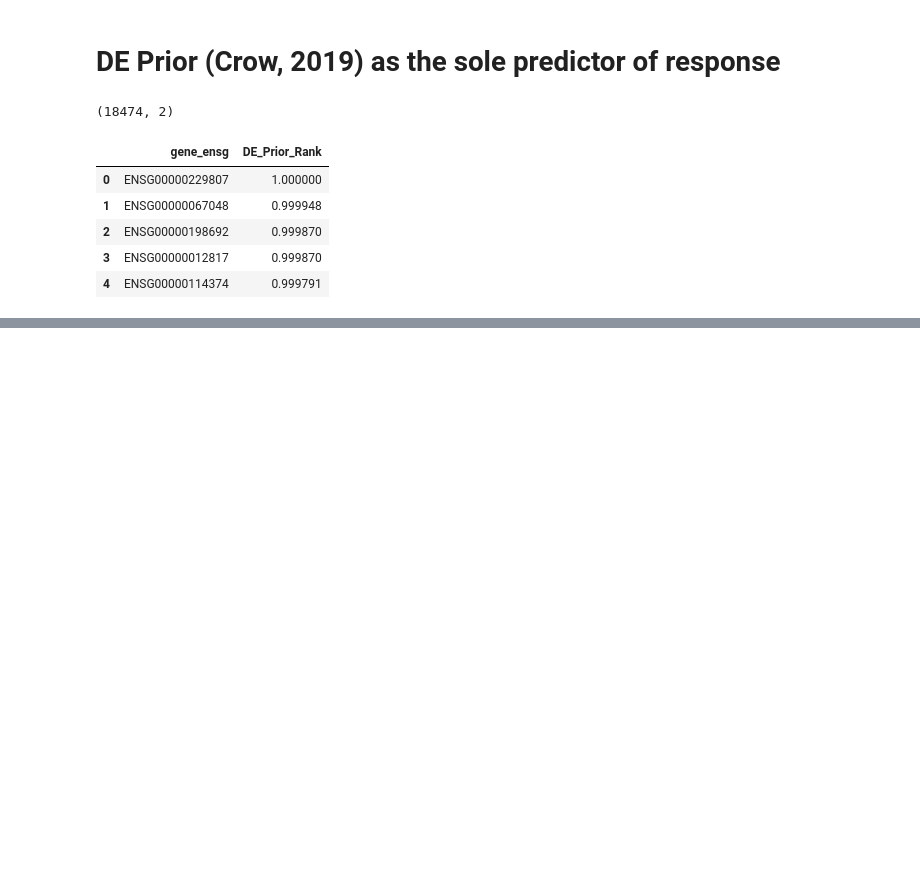
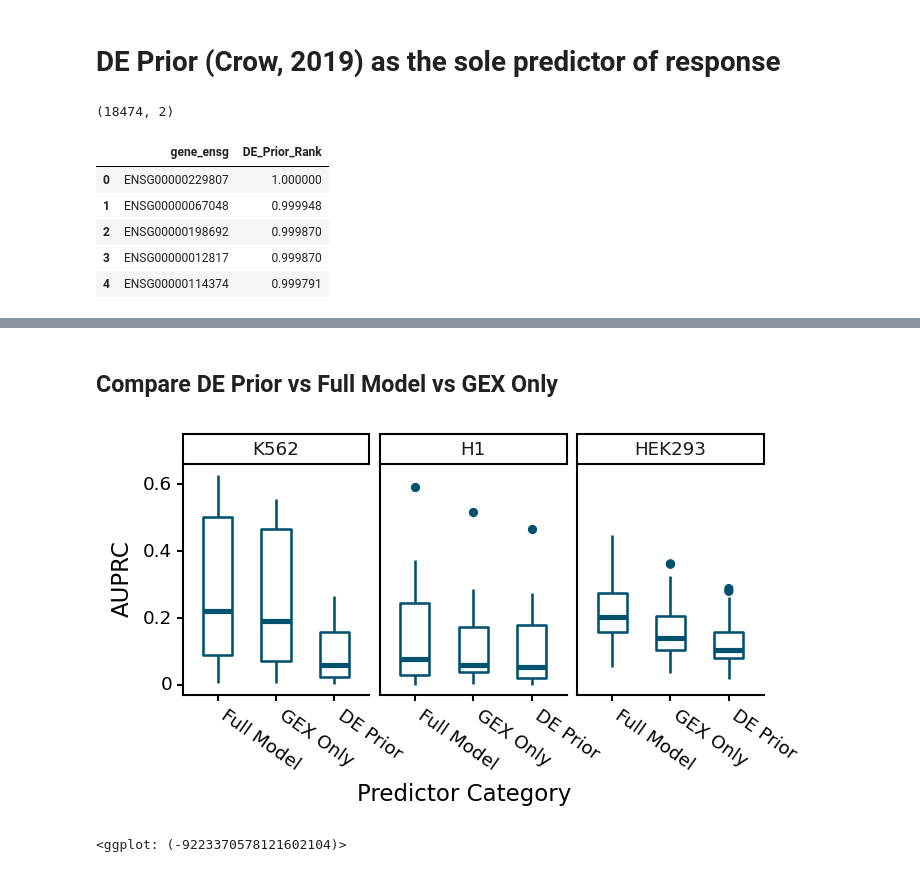
Before and after one commit to BrentLab/TFPertRespExplainer, a Jupyter notebook: WORKING_NOTEBOOKS/g3_revision.ipynb, the cells around one changed output, grey strips where cells are left out. Cells and saved outputs as stored; diff of their text form; code cells hidden in the pictures; blank space fills up the shorter version.

```diff
--- a/WORKING_NOTEBOOKS/g3_revision.ipynb
+++ b/WORKING_NOTEBOOKS/g3_revision.ipynb
@@ -379,0 +441,2 @@ display(ax)
+# %% [markdown]
+## Compare DE Prior vs Full Model vs GEX Only
@@ -379,0 +487,47 @@ display(ax)
+# %%
+organism = 'human_hek293'
+output_dir_prefix = '../OUTPUT/human_hek293/'
+
+pred_df = pd.read_csv(output_dir_prefix + '/all_feats/preds.csv.gz')
+rr_df = pred_df.groupby('tf')['label'].agg(resp_ratio).reset_index()
+
+for model_type in model_type_dict.keys():
+    output_dir = '{}/{}/'.format(output_dir_prefix, model_type)
+    stats_df = pd.read_csv(output_dir + 'stats.csv.gz')
+    stats_df = stats_df.dropna()
+    stats_df['model_type'] = model_type_dict[model_type]
+    stats_df['organism'] = organism.split('_')[1].upper()
+
+    comb_stats_df = comb_stats_df.append(stats_df, ignore_index=False)
+
+hek_df['model_type'] = 'DE Prior'
+hek_df['organism'] = organism.split('_')[1].upper()
+comb_stats_df = comb_stats_df.append(hek_df, ignore_index=False)
+# %%
+comb_stats_df['model_type'] = pd.Categorical(
+    comb_stats_df['model_type'], ordered=True,
+    categories=['Full Model', 'GEX Only', 'DE Prior']
+)
+
+comb_stats_df['organism'] = pd.Categorical(
+    comb_stats_df['organism'], ordered=True,
+    categories=['K562', 'H1', 'HEK293']
+)
+
+ax = (
+    ggplot(comb_stats_df, aes(x='model_type', y='auprc'))
+    + geom_boxplot(color=COLORS['dark_blue'], size=.7, width=.5)
+    + facet_wrap('organism', ncol=3)
+    + xlab('Predictor Category')
+    + ylab('AUPRC')
+    + theme_classic()
+    + theme(figure_size=(5, 2), dpi=150,
+           axis_text_x=element_text(color='#000000', angle=-35, hjust=0),
+           axis_text_y=element_text(color='#000000'))
+)
+display(ax)
+
+ax.save('g3_revision/Human_DE_Prior_Comparison.pdf')
+# %% [output]
+[figure, added]
+<ggplot: (-9223370578121602104)>
```
Also changed, not shown: parts of 13 cells of this notebook.
